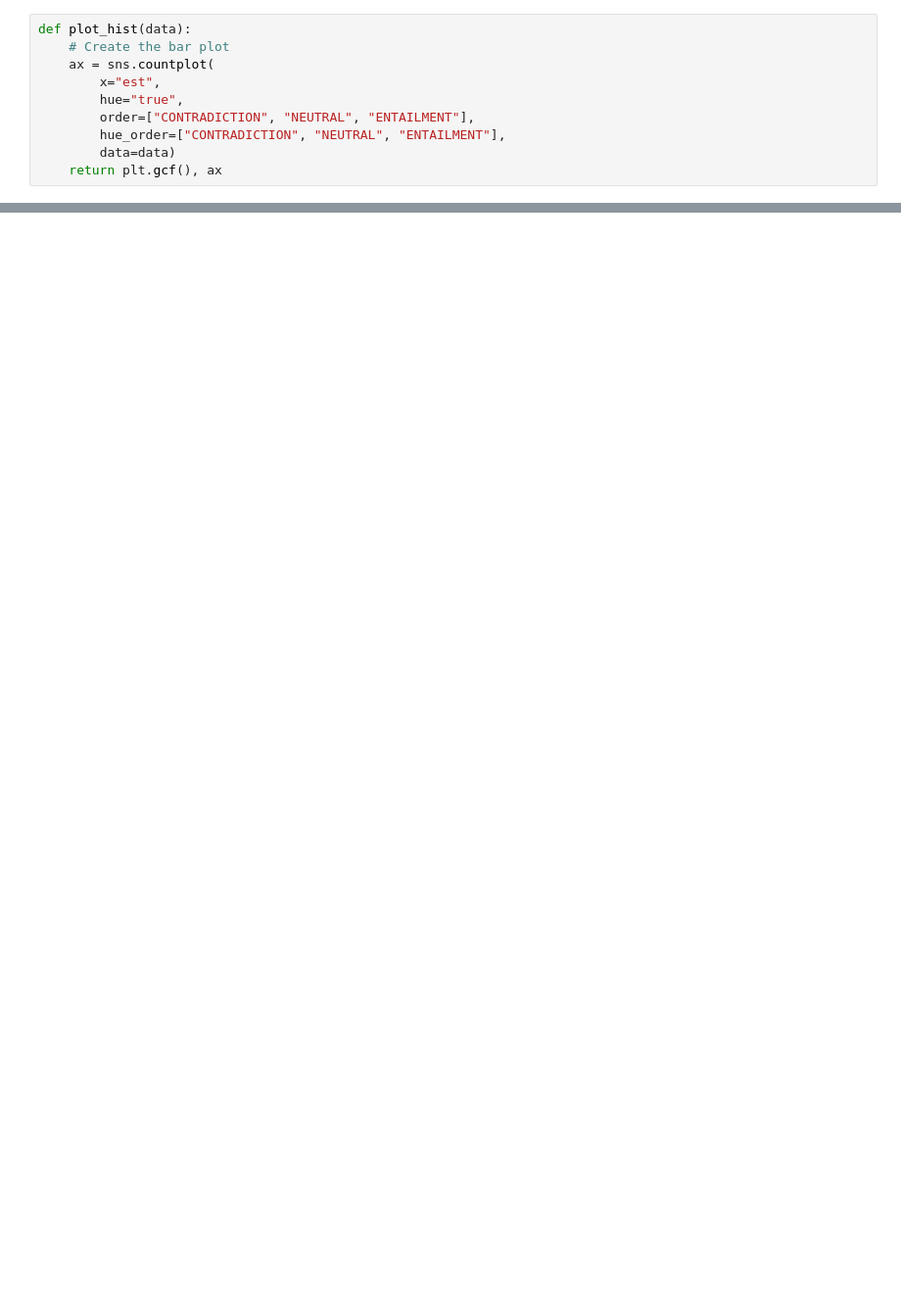
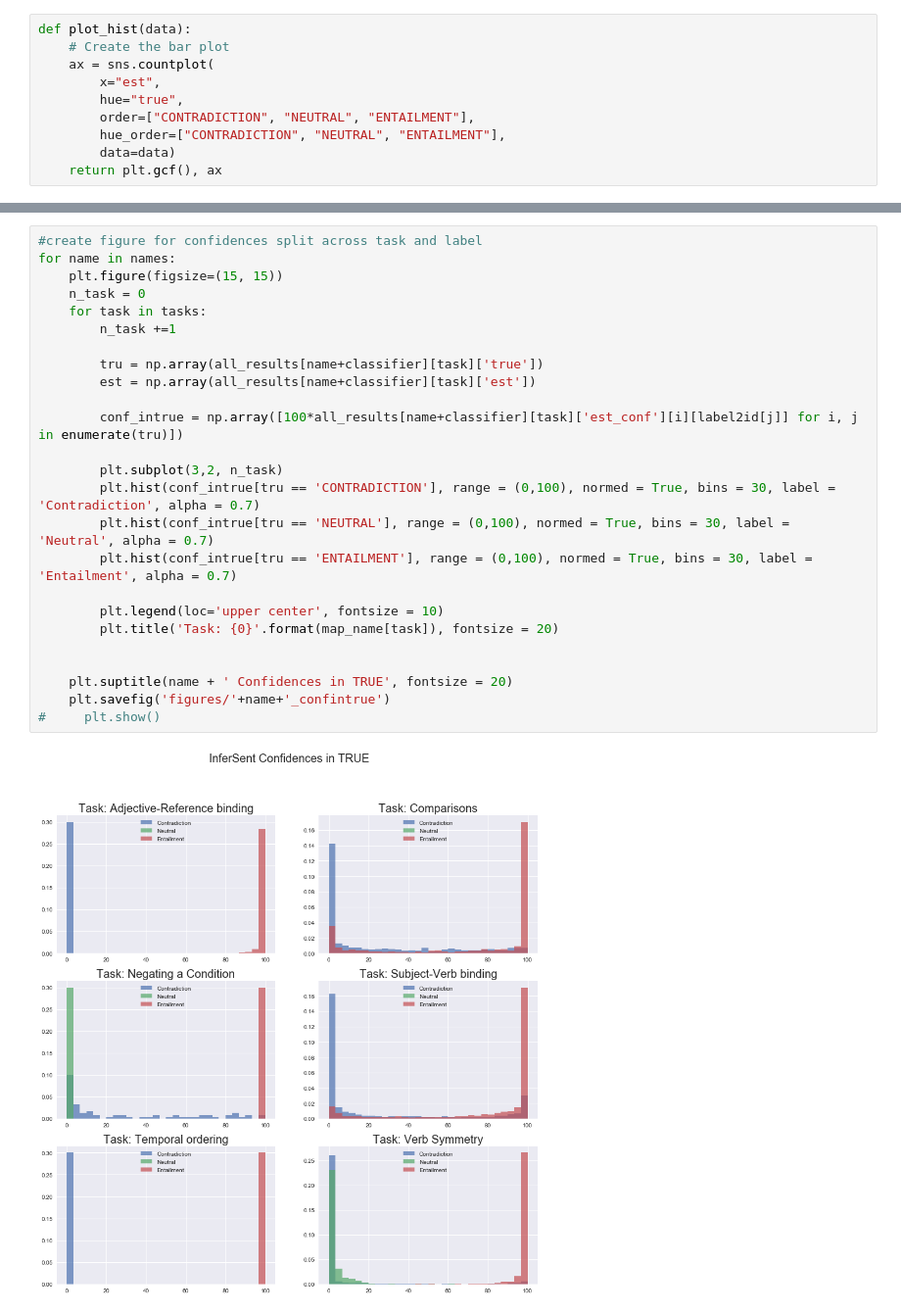
Before and after one commit to ishita-dg/ScrambleTests, a Jupyter notebook: AnalyzeTests.ipynb, the cells around one changed output, grey strips where cells are left out. Shown at 98% size. Cells and saved outputs as stored; diff of their text form; blank space fills up the shorter version.

```diff
--- a/AnalyzeTests.ipynb
+++ b/AnalyzeTests.ipynb
@@ -195,0 +199,27 @@ plt.show()
+# %%
+#create figure for confidences split across task and label
+for name in names:
+    plt.figure(figsize=(15, 15))
+    n_task = 0
+    for task in tasks:
+        n_task +=1
+
+        tru = np.array(all_results[name+classifier][task]['true'])
+        est = np.array(all_results[name+classifier][task]['est'])
+
+        conf_intrue = np.array([100*all_results[name+classifier][task]['est_conf'][i][label2id[j]] for i, j in enumerate(tru)])
+
+        plt.subplot(3,2, n_task)
+        plt.hist(conf_intrue[tru == 'CONTRADICTION'], range = (0,100), normed = True, bins = 30, label = 'Contradiction', alpha = 0.7)
+        plt.hist(conf_intrue[tru == 'NEUTRAL'], range = (0,100), normed = True, bins = 30, label = 'Neutral', alpha = 0.7)
+        plt.hist(conf_intrue[tru == 'ENTAILMENT'], range = (0,100), normed = True, bins = 30, label = 'Entailment', alpha = 0.7)
+
+        plt.legend(loc='upper center', fontsize = 10)
+        plt.title('Task: {0}'.format(map_name[task]), fontsize = 20)
+
+
+    plt.suptitle(name + ' Confidences in TRUE', fontsize = 20)
+    plt.savefig('figures/'+name+'_confintrue')
+#     plt.show()
+# %% [output]
+[figure, added]
```
Also changed, not shown: parts of 7 cells of this notebook, 39 other files.
